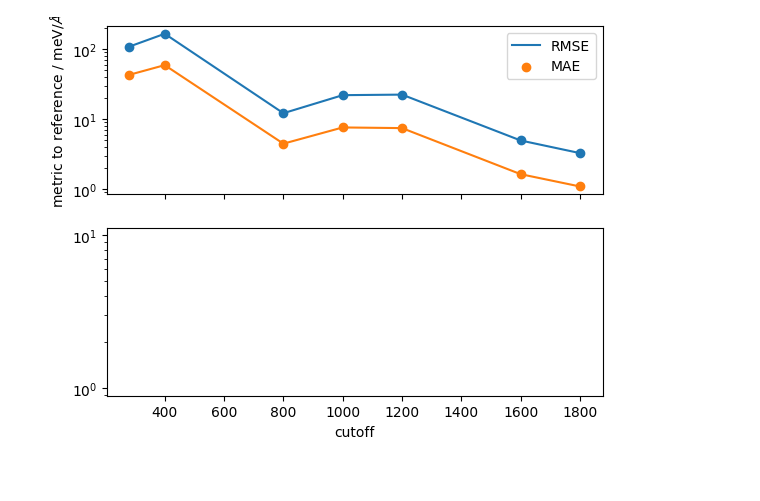
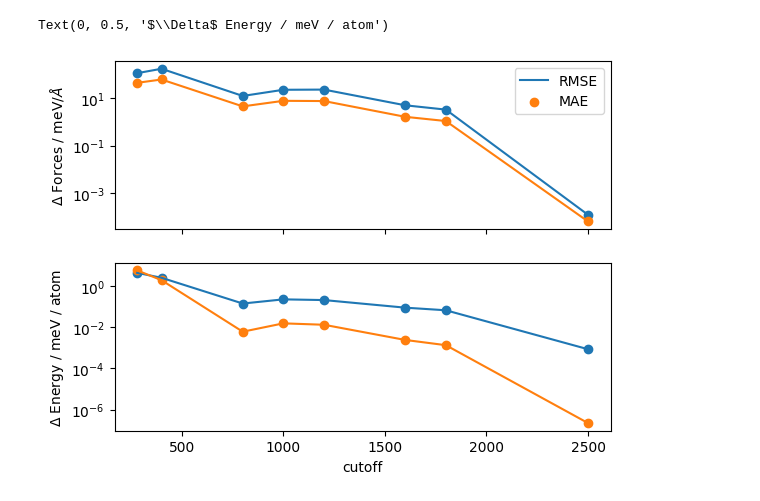
Before and after one commit to IPSProjects/BMIM-BF4, a Jupyter notebook: analyse.ipynb, the cells around one changed output. Saved outputs shown, nothing was run; the diff lists cells and outputs as text; code cells hidden in the pictures.

```diff
--- a/analyse.ipynb
+++ b/analyse.ipynb
@@ -16,5 +16,5 @@ nodes = [zntrack.from_rev("CP2KSinglePoint", rev=x.hexsha) for x in commits]
 # %%
-reference = zntrack.from_rev("CP2KSinglePoint", rev="7150ff8ba76c4aef52c8be984e8552d31aeb1fc5")
+reference = zntrack.from_rev("CP2KSinglePoint", rev="db4d91798ed2cd4bc4e9a913a78952f6cef429f9")
 # %%
 mses_forces = {}
 maes_forces = {}
@@ -23,7 +23,7 @@ mses_energy = {}
 maes_energy = {}
 for node in nodes:
     cutoff = yaml.safe_load(node.state.fs.read_text("config/cp2k.yaml"))["force_eval"]["DFT"]["mgrid"]["cutoff"]
-    if cutoff == 2500:
+    if cutoff == 2501:
         continue
 
     forces = np.reshape([x.get_forces() for x in node.atoms], -1)
@@ -47,21 +47,22 @@ maes_energy = dict(sorted(maes_energy.items()))
 # %%
 fig, ax = plt.subplots(2, sharex=True)
 ax[0].plot(mses_forces.keys(), mses_forces.values(), label="RMSE")
 ax[0].scatter(mses_forces.keys(), mses_forces.values())
 
 ax[0].scatter(maes_forces.keys(), maes_forces.values(), label="MAE")
 ax[0].plot(maes_forces.keys(), maes_forces.values())
 ax[0].set_yscale("log")
-ax[0].set_ylabel(r"metric to reference / meV$/\AA$")
+ax[0].set_ylabel(r"$\Delta$ Forces / meV$/\AA$")
 ax[0].legend()
 
 ax[1].set_xlabel("cutoff")
 ax[1].set_yscale("log")
 ax[1].plot(mses_energy.keys(), mses_energy.values(), label="RMSE")
 ax[1].scatter(mses_energy.keys(), mses_energy.values())
 
 ax[1].scatter(maes_energy.keys(), maes_energy.values(), label="MAE")
-ax[1].plot(maes_forces.keys(), maes_energy.values())
-# ax.set_ylabel(r"RMSE / meV/atom")
+ax[1].plot(maes_energy.keys(), maes_energy.values())
+ax[1].set_ylabel(r"$\Delta$ Energy / meV / atom")
 # %% [output]
+Text(0, 0.5, '$\\Delta$ Energy / meV / atom')
-[figure, old version]
+[figure, new version]
```
Also changed, not shown: parts of 1 cell of this notebook, 3 other files.
